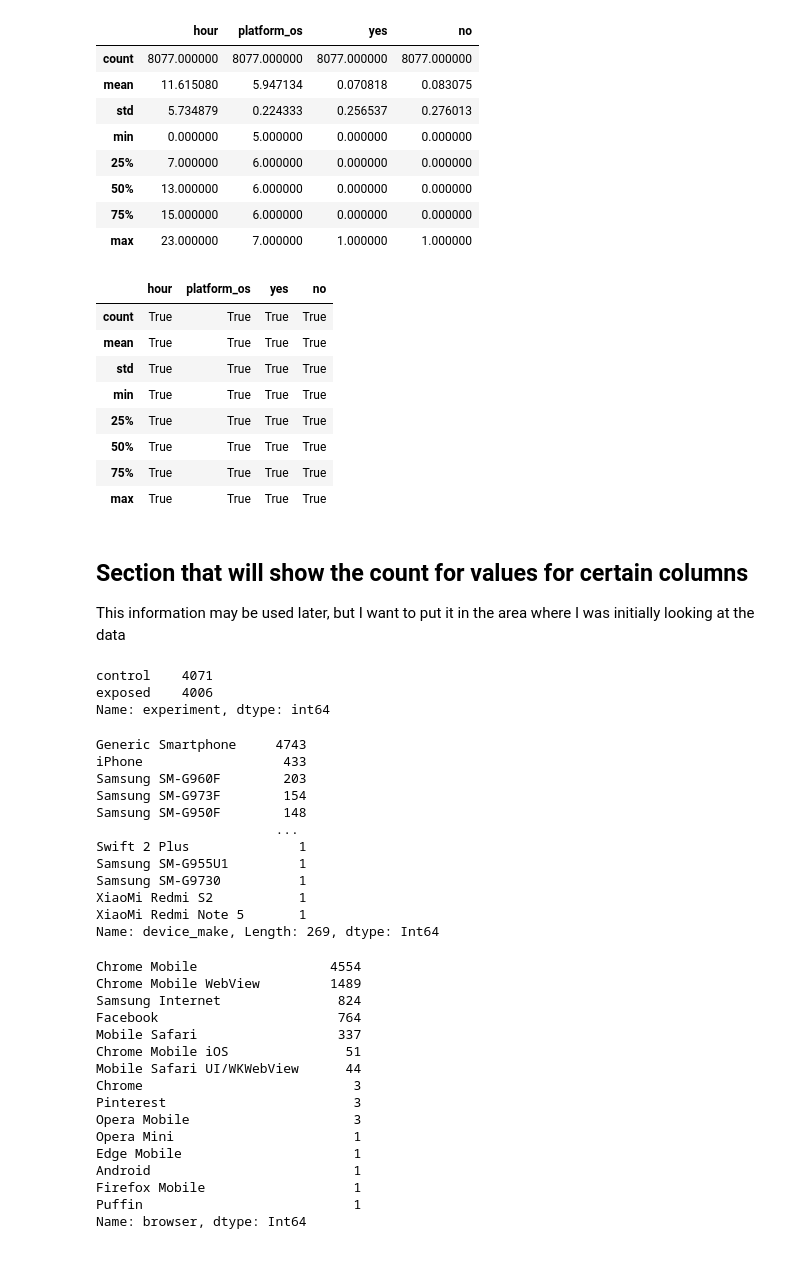
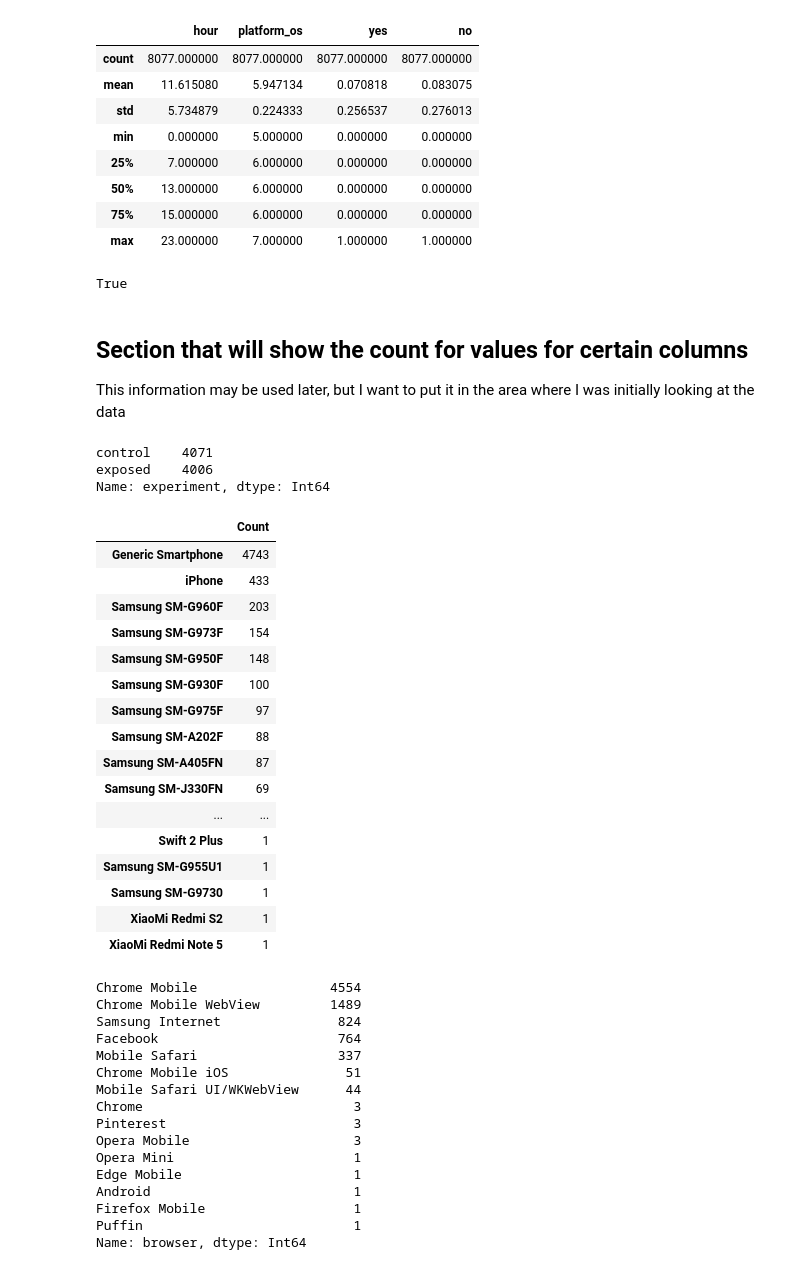
Before and after one commit to CharlesStockman/dataScience, a Jupyter notebook: magnimindAcademy/capstone/capstone.ipynb, the cells around one changed output. Cells and saved outputs as stored; diff of their text form; code cells hidden in the pictures.

```diff
--- a/magnimindAcademy/capstone/capstone.ipynb
+++ b/magnimindAcademy/capstone/capstone.ipynb
@@ -84,14 +77,11 @@ statistics_original
 # %%
 # Convert the columns that are object to a specific type so the
-# developer can use and specific functions for the type of
-# can be easily used on the specific column
+# developer can use and specific functions of the type itself.
 #
-# I have decided not to convert hours for right now since they are
-# complicated and I want to spend the time other assignments
 #
 df_adSmartABdata.auction_id = df_adSmartABdata.auction_id.astype(dtype='string')
+df_adSmartABdata.experiment = df_adSmartABdata.experiment.astype(dtype='string')
 df_adSmartABdata.date = pd.to_datetime(df_adSmartABdata.date)
-#df_adSmartABdata.hour = pd.to_datetime(df_adSmartABdata.hour, format='%H')
 df_adSmartABdata.device_make = df_adSmartABdata.device_make.astype(dtype='string')
 df_adSmartABdata.browser = df_adSmartABdata.browser.astype(dtype='string')
 # %%
@@ -127,25 +117,10 @@ statistics_original
 | 75% | 15.000000 | 6.000000 | 0.000000 | 0.000000 |
 | max | 23.000000 | 7.000000 | 1.000000 | 1.000000 |
 # %%
-# Had to get rid of the hour since I changed the datatype.  Since I
-# coded it the only tranformation was to change the data type.  The
-# data is still same so I got rid of the data and validated it.
-# statistics_new == statistics_original.drop('hour', axis=1)
-
-#
 # Purpose to validate that dataset has not changed.
-#
-statistics_new == statistics_original
+statistics_new.sum().sum() == statistics_original.sum().sum()
 # %% [output]
-|  | hour | platform_os | yes | no |
-| count | True | True | True | True |
-| mean | True | True | True | True |
-| std | True | True | True | True |
-| min | True | True | True | True |
-| 25% | True | True | True | True |
-| 50% | True | True | True | True |
-| 75% | True | True | True | True |
-| max | True | True | True | True |
+True
 # %% [markdown]
 ## Section that will show the count for values for certain columns
 
@@ -153,25 +128,38 @@ This information may be used later, but I want to put it in the area
 where I was initially looking at the data
 # %%
 # Show types for column experiment
-df_adSmartABdata_cleanup.experiment.value_counts()
+df_adSmartABdata.experiment.value_counts()
 # %% [output]
 control    4071
 exposed    4006
-Name: experiment, dtype: int64
+Name: experiment, dtype: Int64
 # %%
-# Show value counts for device_make
-df_adSmartABdata.device_make.value_counts()
+# Show value counts for device_make.  Wante to show them all to verify there were no
+# make sure there were no missing vlaues ( user could have used NA, ? etc...)
+# missing values
+# df_adSmartABdata.device_make.value_counts().head(10)
+pd.set_option("display.max_rows", None)
+
+count_frame = pd.DataFrame()
+count_frame[0] = df_adSmartABdata.device_make.value_counts()
+count_frame.rename(columns={0:'Count'}, inplace=True)
+count_frame
 # %% [output]
-Generic Smartphone     4743
-iPhone                  433
-Samsung SM-G960F        203
-Samsung SM-G973F        154
-Samsung SM-G950F        148
-                       ...
-Swift 2 Plus              1
-Samsung SM-G955U1         1
-Samsung SM-G9730          1
-XiaoMi Redmi S2           1
-XiaoMi Redmi Note 5       1
-Name: device_make, Length: 269, dtype: Int64
+|  | Count |
+| Generic Smartphone | 4743 |
+| iPhone | 433 |
+| Samsung SM-G960F | 203 |
+| Samsung SM-G973F | 154 |
+| Samsung SM-G950F | 148 |
+| Samsung SM-G930F | 100 |
+| Samsung SM-G975F | 97 |
+| Samsung SM-A202F | 88 |
+| Samsung SM-A405FN | 87 |
+| Samsung SM-J330FN | 69 |
+| ... | ... |
+| Swift 2 Plus | 1 |
+| Samsung SM-G955U1 | 1 |
+| Samsung SM-G9730 | 1 |
+| XiaoMi Redmi S2 | 1 |
+| XiaoMi Redmi Note 5 | 1 |
 # %%
```
Also changed, not shown: parts of 61 cells of this notebook, 1 other file.
